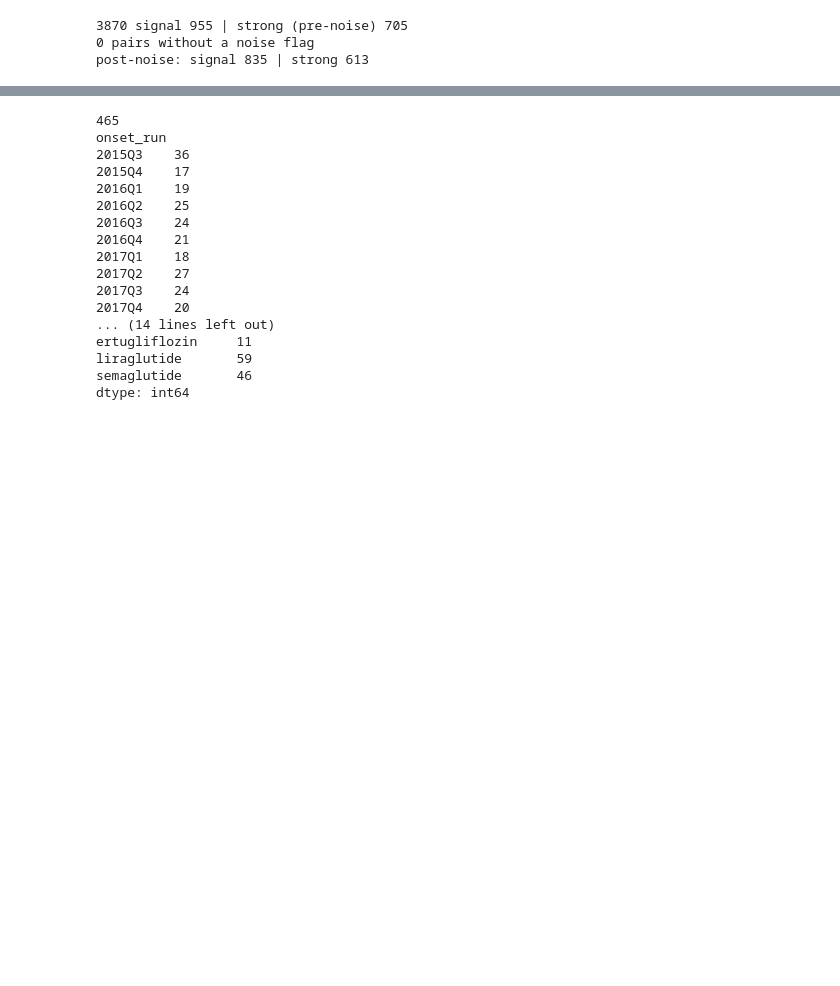
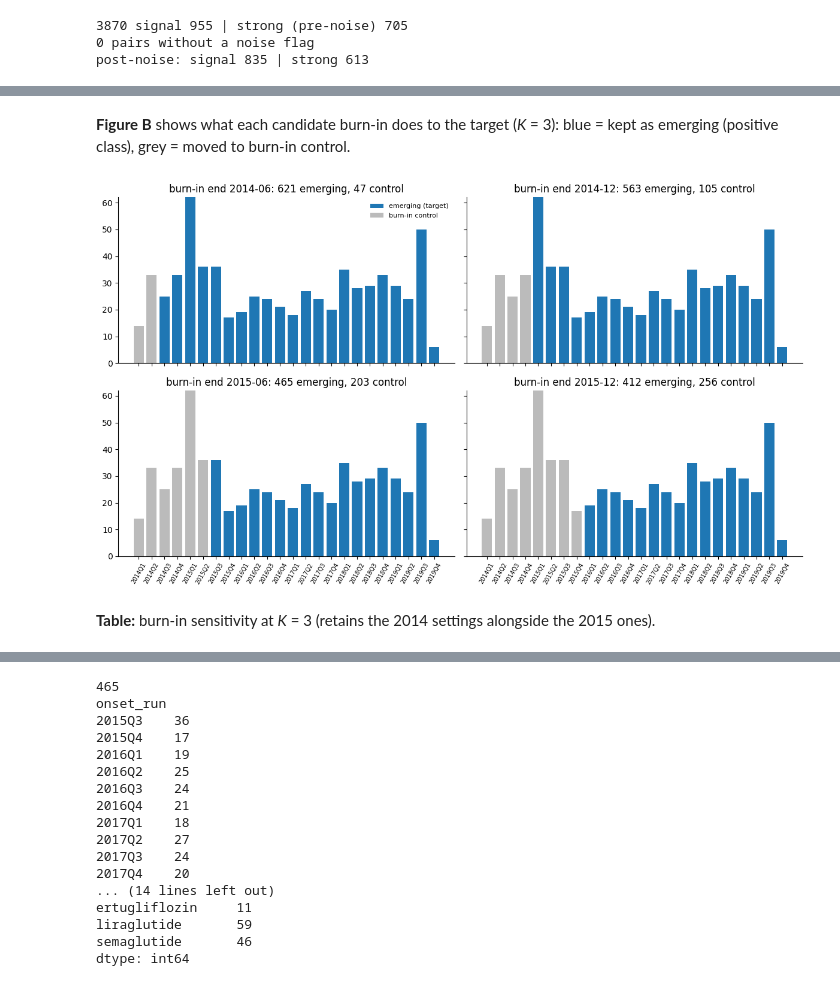
Before and after one commit to ShymaShameer/Signal2Label, a Jupyter notebook: notebooks/05_Forecasting.ipynb, the cells around one changed output, grey strips where cells are left out. Drawn from its saved outputs; the diff is of its cells as text; code cells hidden in the pictures; blank space fills up the shorter version.

```diff
--- a/notebooks/05_Forecasting.ipynb
+++ b/notebooks/05_Forecasting.ipynb
@@ -468,0 +625,23 @@ choices made: K = 3 primary, The primary choice is 2015-06, censored pairs exclu
+# %% [markdown]
+**Figure B** shows what each candidate burn-in does to the target (*K* = 3): blue = kept as emerging (positive class), grey = moved to burn-in control.
+# %%
+fig, ax = plt.subplots(2, 2, figsize=(12, 7), sharex=True, sharey=True)
+for a_, be in zip(ax.ravel(), ["2014-06-01", "2014-12-01", "2015-06-01", "2015-12-01"]):
+    l = make_labels(g, months, 3, burn_in_end=be)
+    l["q"] = l.onset_run.dt.to_period("Q")
+    t = (l[l.status.isin(["emerging", "control_burn_in"])]
+           .groupby(["q", "status"]).size().unstack(fill_value=0).reindex(allq, fill_value=0))
+    for s in ("emerging", "control_burn_in"):
+        if s not in t: t[s] = 0
+    x = np.arange(len(t))
+    a_.bar(x, t.emerging, color="#1f77b4", label="emerging (target)")
+    a_.bar(x, t.control_burn_in, bottom=t.emerging, color="#bbbbbb", label="burn-in control")
+    a_.set_title(f"burn-in end {be[:7]}: {int(t.emerging.sum())} emerging, {int(t.control_burn_in.sum())} control")
+ax[0, 0].legend(frameon=False, fontsize=8)
+for a_ in ax[1]:
+    a_.set_xticks(range(len(allq))); a_.set_xticklabels(allq.astype(str), rotation=60, fontsize=7)
+save("08b_burn_in_options")
+# %% [output]
+[figure, added]
+# %% [markdown]
+**Table:** burn-in sensitivity at *K* = 3 (retains the 2014 settings alongside the 2015 ones).
```
Also changed, not shown: parts of 232 cells of this notebook, 6 other files.
